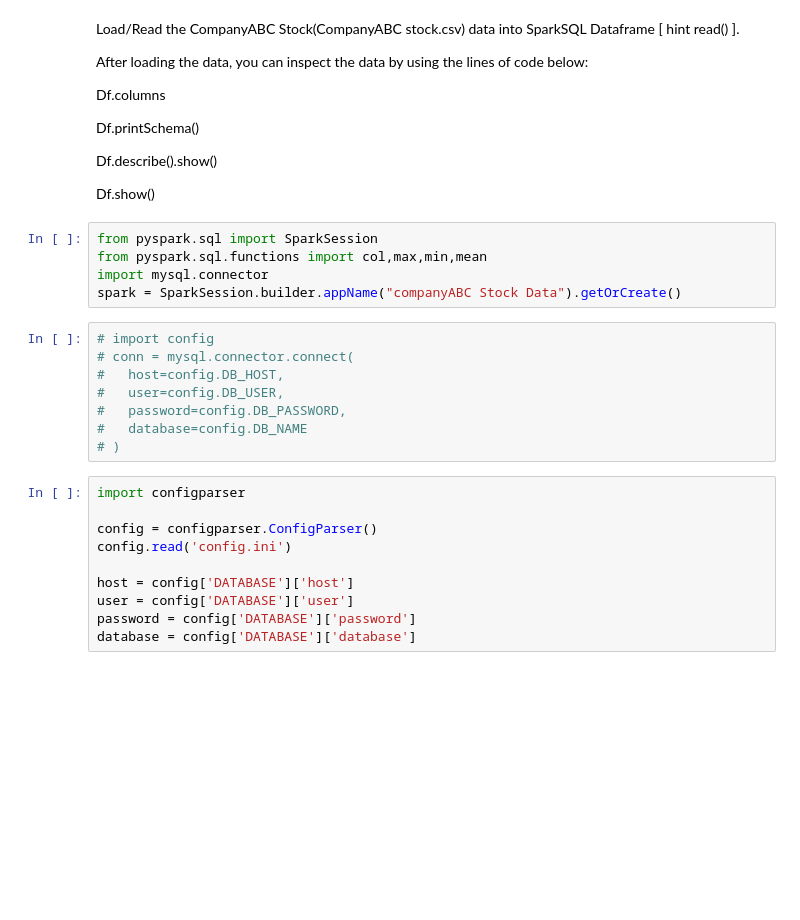
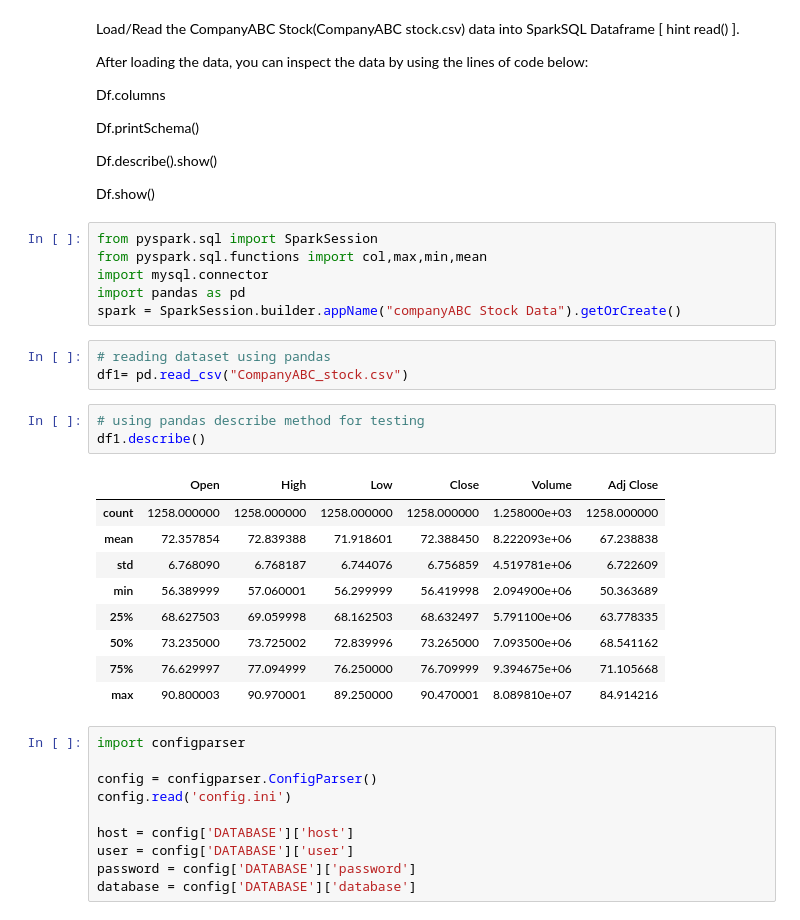
Before and after one commit to andrewrhoden/Skill-Based-Assignment---Apache-Spark-PySpark-, a Jupyter notebook: spark_SBA.ipynb, the cells around one changed output. Cells and saved outputs as stored; diff of their text form; blank space fills up the shorter version.

Commit message:
fixed max and min stock values

```diff
--- a/spark_SBA.ipynb
+++ b/spark_SBA.ipynb
@@ -20,15 +20,24 @@ Df.show()
 from pyspark.sql import SparkSession
 from pyspark.sql.functions import col,max,min,mean
 import mysql.connector
+import pandas as pd
 spark = SparkSession.builder.appName("companyABC Stock Data").getOrCreate()
-# %%
-# import config
-# conn = mysql.connector.connect(
-#   host=config.DB_HOST,
-#   user=config.DB_USER,
-#   password=config.DB_PASSWORD,
-#   database=config.DB_NAME
-# )
+# %%
+# reading dataset using pandas
+df1= pd.read_csv("CompanyABC_stock.csv")
+# %%
+# using pandas describe method for testing
+df1.describe()
+# %% [output]
+|  | Open | High | Low | Close | Volume | Adj Close |
+| count | 1258.000000 | 1258.000000 | 1258.000000 | 1258.000000 | 1.258000e+03 | 1258.000000 |
+| mean | 72.357854 | 72.839388 | 71.918601 | 72.388450 | 8.222093e+06 | 67.238838 |
+| std | 6.768090 | 6.768187 | 6.744076 | 6.756859 | 4.519781e+06 | 6.722609 |
+| min | 56.389999 | 57.060001 | 56.299999 | 56.419998 | 2.094900e+06 | 50.363689 |
+| 25% | 68.627503 | 69.059998 | 68.162503 | 68.632497 | 5.791100e+06 | 63.778335 |
+| 50% | 73.235000 | 73.725002 | 72.839996 | 73.265000 | 7.093500e+06 | 68.541162 |
+| 75% | 76.629997 | 77.094999 | 76.250000 | 76.709999 | 9.394675e+06 | 71.105668 |
+| max | 90.800003 | 90.970001 | 89.250000 | 90.470001 | 8.089810e+07 | 84.914216 |
 # %%
 import configparser
 
```
Also changed, not shown: parts of 13 cells of this notebook.
